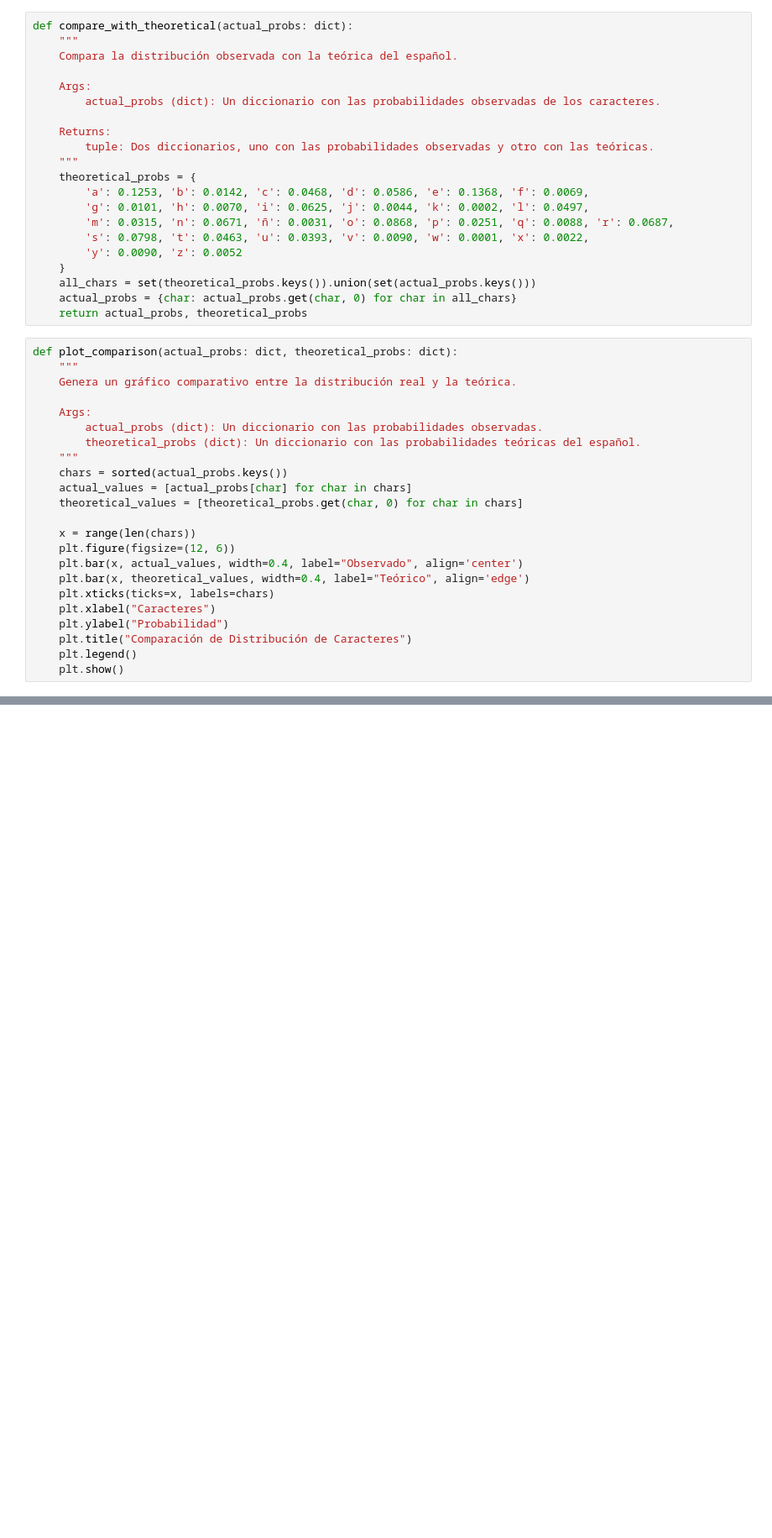
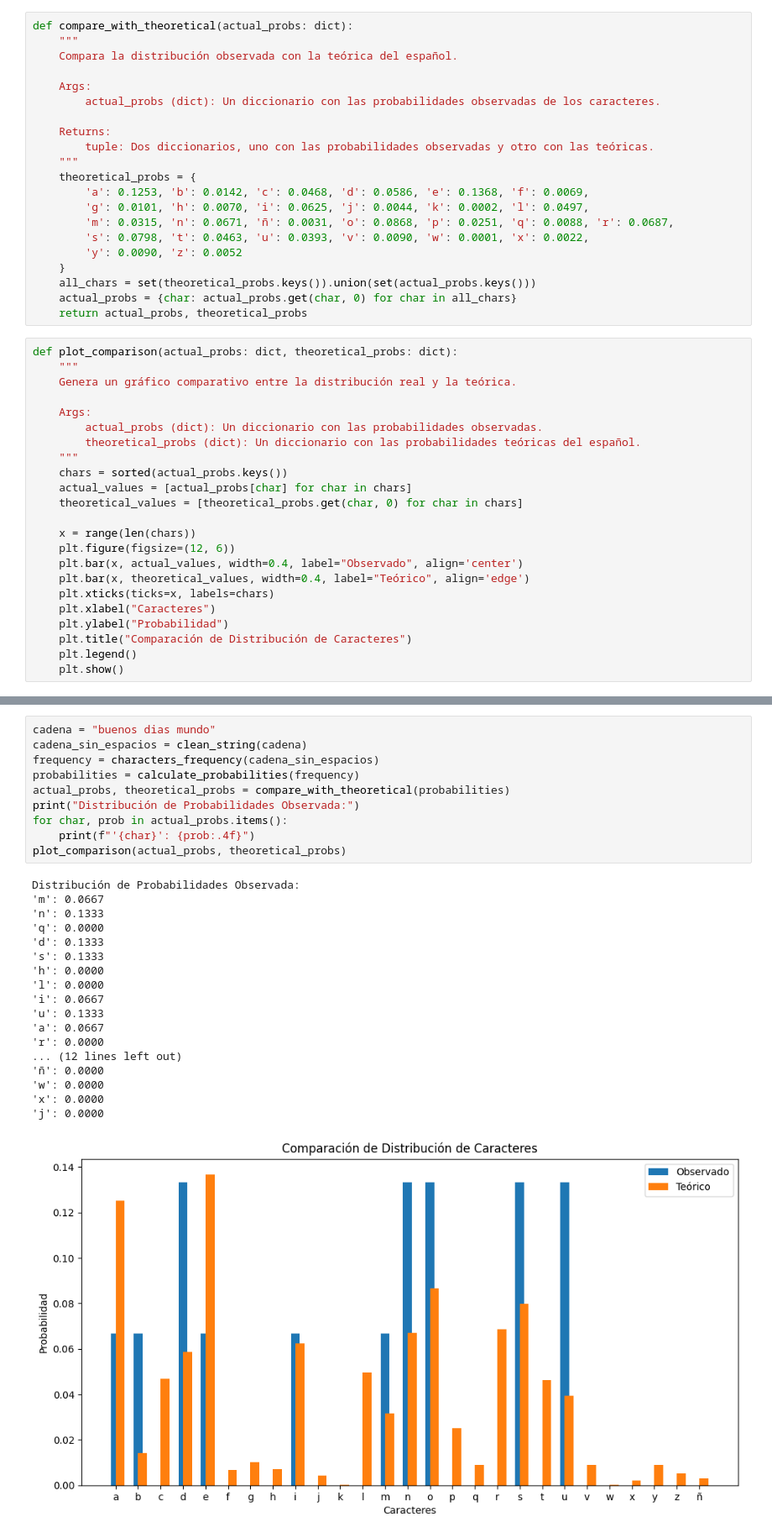
Before and after one commit to Overlord-slayer/Cifrados_Seguridad, a Jupyter notebook: ejercicios/lab1/frecuencia_chars_graph.ipynb, the cells around one changed output, grey strips where cells are left out. Shown: that part at 84% size. Cells and saved outputs as stored; diff of their text form; blank space fills up the shorter version.

Commit message:
lab1: just adding another case to char freq

```diff
--- a/ejercicios/lab1/frecuencia_chars_graph.ipynb
+++ b/ejercicios/lab1/frecuencia_chars_graph.ipynb
@@ -109 +109,30 @@ Distribución de Probabilidades Observada:
 [figure]
+# %%
+cadena = "buenos dias mundo"
+cadena_sin_espacios = clean_string(cadena)
+frequency = characters_frequency(cadena_sin_espacios)
+probabilities = calculate_probabilities(frequency)
+actual_probs, theoretical_probs = compare_with_theoretical(probabilities)
+print("Distribución de Probabilidades Observada:")
+for char, prob in actual_probs.items():
+    print(f"'{char}': {prob:.4f}")
+plot_comparison(actual_probs, theoretical_probs)
+# %% [output]
+Distribución de Probabilidades Observada:
+'m': 0.0667
+'n': 0.1333
+'q': 0.0000
+'d': 0.1333
+'s': 0.1333
+'h': 0.0000
+'l': 0.0000
+'i': 0.0667
+'u': 0.1333
+'a': 0.0667
+'r': 0.0000
+... (12 lines left out)
+'ñ': 0.0000
+'w': 0.0000
+'x': 0.0000
+'j': 0.0000
+[figure, added]
```
Also changed, not shown: parts of 1 cell of this notebook.
